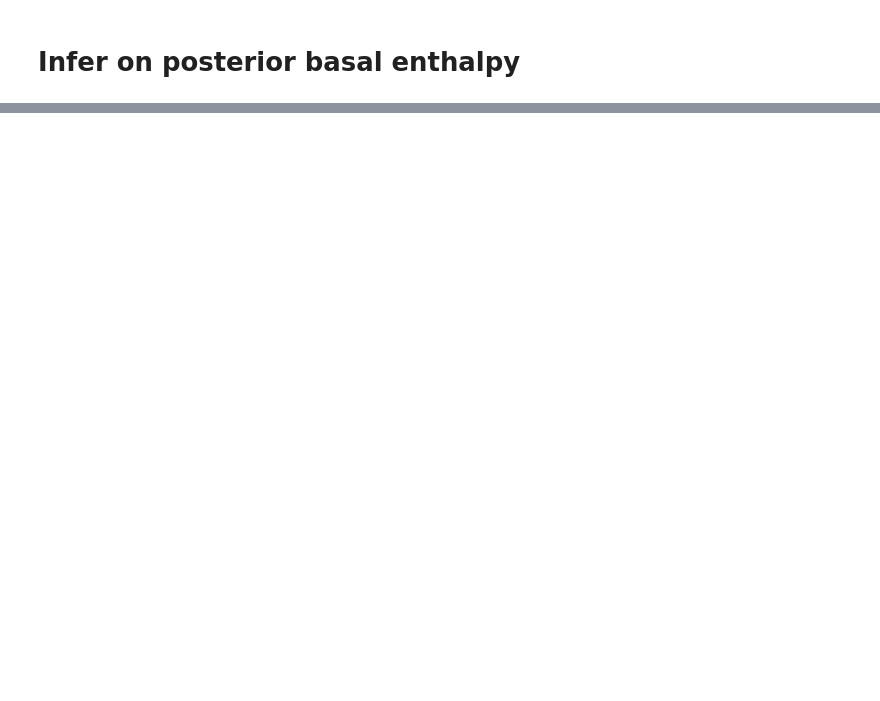
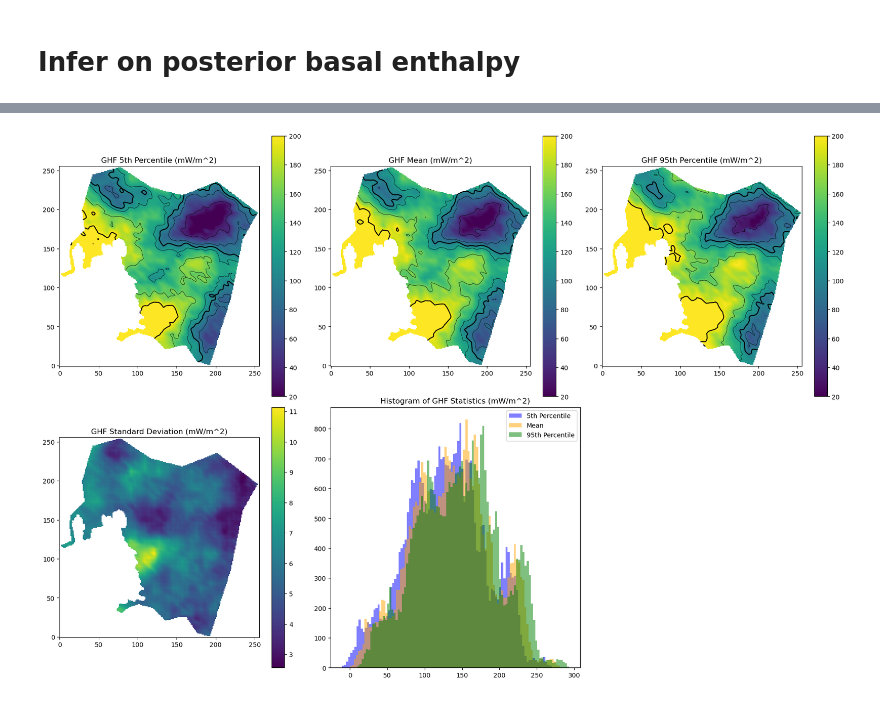
Before and after one commit to alastairyang/GMR-inference, a Jupyter notebook: notebooks/estimateGHF.ipynb, the cells around one changed output, grey strips where cells are left out. Saved outputs shown, nothing was run; the diff lists cells and outputs as text; code cells hidden in the pictures; blank space fills up the shorter version.

```diff
--- a/notebooks/estimateGHF.ipynb
+++ b/notebooks/estimateGHF.ipynb
@@ -138,0 +152,15 @@ GMM training completed in 0.04 seconds.
+# %%
+# use each sample as a condition on md.gmm
+n_uq_sample = 30
+GHF_conditioned_samples = []
+for i, sample in enumerate(Eb_posterior_samples):
+
+    y_latent = md.pca_x.transform(sample.reshape(1, -1)) @ md.pls.x_loadings_
+    condition_index = np.arange(md.ndim_reduced_y)
+    x_pred_gmm = md.gmm.condition(condition_index, y_latent)
+
+    x_uq_samples = x_pred_gmm.sample(n_uq_sample)   # shape (400, 12)
+    GHF_conditioned_samples.append(x_uq_samples)
+
+    if i%50==0:
+        print(f"Processed {i} samples")
@@ -138,0 +265,45 @@ GMM training completed in 0.04 seconds.
+# %%
+# make plots
+contour_levels = [40, 80, 120, 160, 200]
+contour_bold_levels = [100, 200]
+GHF_p05[~model_bound_data_ori] = np.nan
+GHF_mean[~model_bound_data_ori] = np.nan
+GHF_p95[~model_bound_data_ori] = np.nan
+GHF_std[~model_bound_data_ori] = np.nan
+plt.figure(figsize=(18,12))
+plt.subplot(2,3,1)
+plt.imshow(GHF_p05 * 1e3, cmap='viridis', vmin=20, vmax=200)
+plt.colorbar()
+plt.contour(GHF_p05 * 1e3, levels=contour_levels, colors='black', linewidths=0.5)
+plt.contour(GHF_p05 * 1e3, levels=contour_bold_levels, colors='black', linewidths=1.5)
+plt.title('GHF 5th Percentile (mW/m^2)')
+plt.gca().invert_yaxis()
+plt.subplot(2,3,2)
+plt.imshow(GHF_mean * 1e3, cmap='viridis', vmin=20, vmax=200)
+plt.colorbar()
+plt.contour(GHF_mean * 1e3, levels=contour_levels, colors='black', linewidths=0.5)
+plt.contour(GHF_mean * 1e3, levels=contour_bold_levels, colors='black', linewidths=1.5)
+plt.title('GHF Mean (mW/m^2)')
+plt.gca().invert_yaxis()
+plt.subplot(2,3,3)
+plt.imshow(GHF_p95 * 1e3, cmap='viridis', vmin=20, vmax=200)
+plt.colorbar()
+plt.contour(GHF_p95 * 1e3, levels=contour_levels, colors='black', linewidths=0.5)
+plt.contour(GHF_p95 * 1e3, levels=contour_bold_levels, colors='black', linewidths=1.5)
+plt.title('GHF 95th Percentile (mW/m^2)')
+plt.gca().invert_yaxis()
+plt.subplot(2,3,4)
+plt.imshow(GHF_std * 1e3, cmap='viridis')
+plt.title('GHF Standard Deviation (mW/m^2)')
+plt.gca().invert_yaxis()
+plt.colorbar()
+plt.tight_layout()
+plt.subplot(2,3,5)
+plt.hist(GHF_p05[model_bound_data_ori].flatten() * 1e3, bins=100, color='blue', alpha=0.5)
+plt.hist(GHF_mean[model_bound_data_ori].flatten() * 1e3, bins=100, color='orange', alpha=0.5)
+plt.hist(GHF_p95[model_bound_data_ori].flatten() * 1e3, bins=100, color='green', alpha=0.5)
+plt.legend(['5th Percentile', 'Mean', '95th Percentile'])
+plt.title('Histogram of GHF Statistics (mW/m^2)')
+plt.show()
+# %% [output]
+[figure, added]
```
Also changed, not shown: parts of 5 cells of this notebook, 4 other files.
